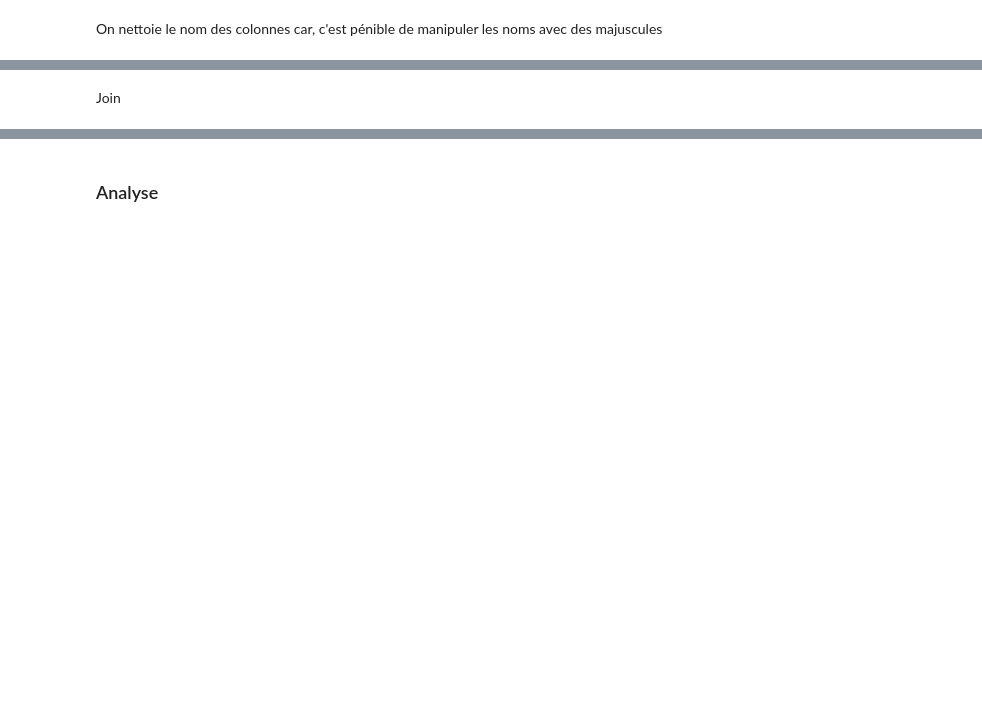
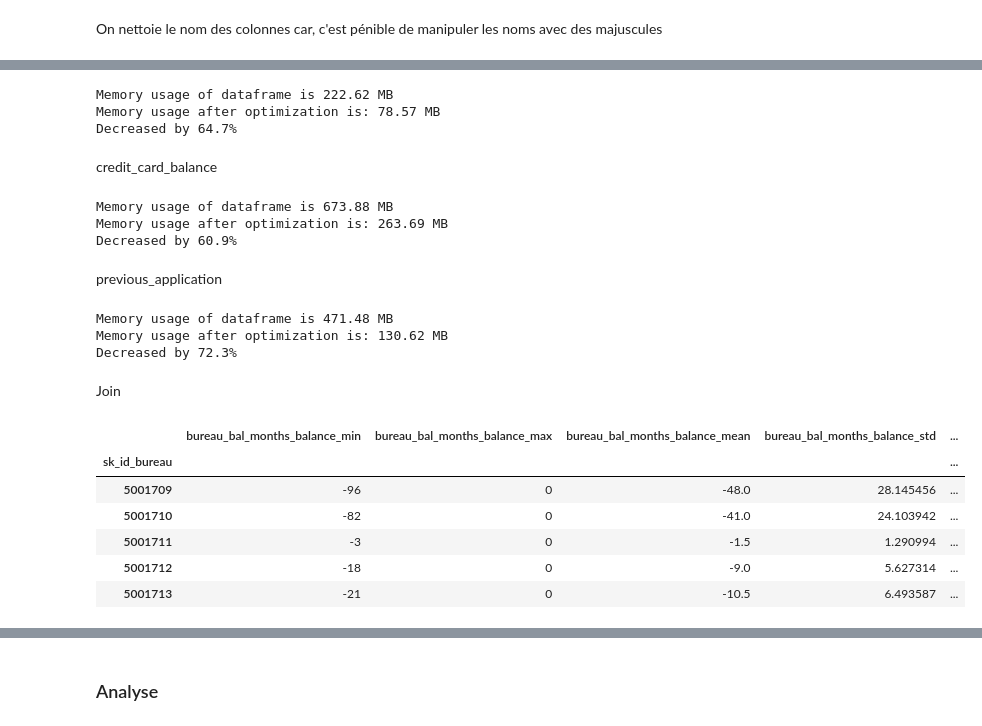
Before and after one commit to tdilasser/Home-credit-default-risk, a Jupyter notebook: baseline_model.ipynb, the cells around one changed output, grey strips where cells are left out. Cells and saved outputs as stored; diff of their text form; code cells hidden in the pictures; blank space fills up the shorter version.

Commit message:
all table

```diff
--- a/baseline_model.ipynb
+++ b/baseline_model.ipynb
@@ -76,0 +77,9 @@ Aggrégation des autres dataset. On utilise des variables descriptives.
+# %%
+data_bureau_balance = pd.read_csv('../data/bureau_balance.csv')
+data_bureau_balance = reduce_mem_usage(data_bureau_balance)
+data_bureau_balance.columns = [str.lower(x) for x in data_bureau_balance.columns]
+data_bureau_balance.head()
+bureau_bal = data_bureau_balance.groupby('sk_id_bureau').agg(['min','max','mean','std','median','count','sum'])
+bureau_bal.columns = ["_".join(x) for x in bureau_bal.columns.ravel()]
+bureau_bal.columns = [ 'bureau_bal_' + x for x in bureau_bal.columns]
+del(data_bureau_balance)
@@ -88,7 +123,59 @@ del(data_bureau)
+# %%
+data_bureau = pd.read_csv('../data/bureau.csv')
+data_bureau = reduce_mem_usage(data_bureau)
+data_bureau.columns = [str.lower(x) for x in data_bureau.columns]
+
+#JOIN
+data_bureau = data_bureau.set_index('sk_id_bureau').join(bureau_bal,how='left')
+data_bureau.reset_index(inplace=True)
+data_bureau.drop('sk_id_bureau',axis=1,inplace=True)
+
+bureau = data_bureau.groupby('sk_id_curr').agg(['min','max','mean','std','median','count','sum'])
+bureau.columns = ["_".join(x) for x in bureau.columns.ravel()]
+bureau.columns = [ 'bureau_' + x for x in bureau.columns]
+del(data_bureau)
+# %% [output]
+Memory usage of dataframe is 222.62 MB
+Memory usage after optimization is: 78.57 MB
+Decreased by 64.7%
+# %% [markdown]
+credit_card_balance
 # %%
+data_credit_card_balance  = pd.read_csv('../data/credit_card_balance.csv')
+data_credit_card_balance = reduce_mem_usage(data_credit_card_balance)
+data_credit_card_balance.columns = [str.lower(x) for x in data_credit_card_balance.columns]
 card_credit = data_credit_card_balance.groupby('sk_id_curr').agg(['min','max','mean','std','median','count','sum'])
 card_credit.columns = ["_".join(x) for x in card_credit.columns.ravel()]
 card_credit.columns = [ 'card_credit_' + x for x in card_credit.columns]
 del(data_credit_card_balance)
+# %% [output]
+Memory usage of dataframe is 673.88 MB
+Memory usage after optimization is: 263.69 MB
+Decreased by 60.9%
+# %% [markdown]
+previous_application
+# %%
+data_previous_application = pd.read_csv('../data/previous_application.csv')
+data_previous_application = reduce_mem_usage(data_previous_application)
+data_previous_application.columns = [str.lower(x) for x in data_previous_application.columns]
+data_previous_application.head()
+previous_app = data_previous_application.groupby('sk_id_curr').agg(['min','max','mean','std','median','count','sum'])
+previous_app.columns = ["_".join(x) for x in previous_app.columns.ravel()]
+previous_app.columns = [ 'previous_app_' + x for x in previous_app.columns]
+del(data_previous_application)
+# %% [output]
+Memory usage of dataframe is 471.48 MB
+Memory usage after optimization is: 130.62 MB
+Decreased by 72.3%
 # %% [markdown]
 Join
+# %%
+bureau_bal.head()
+# %% [output]
+|  | bureau_bal_months_balance_min | bureau_bal_months_balance_max | bureau_bal_months_balance_mean | bureau_bal_months_balance_std | ... |
+| sk_id_bureau |  |  |  |  | ... |
+| 5001709 | -96 | 0 | -48.0 | 28.145456 | ... |
+| 5001710 | -82 | 0 | -41.0 | 24.103942 | ... |
+| 5001711 | -3 | 0 | -1.5 | 1.290994 | ... |
+| 5001712 | -18 | 0 | -9.0 | 5.627314 | ... |
+| 5001713 | -21 | 0 | -10.5 | 6.493587 | ... |
```
Also changed, not shown: parts of 51 cells of this notebook, 1 other file.
